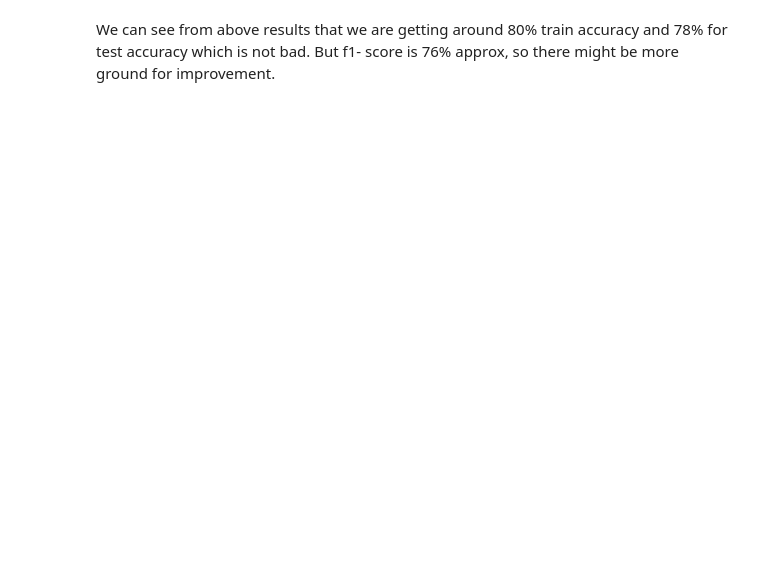
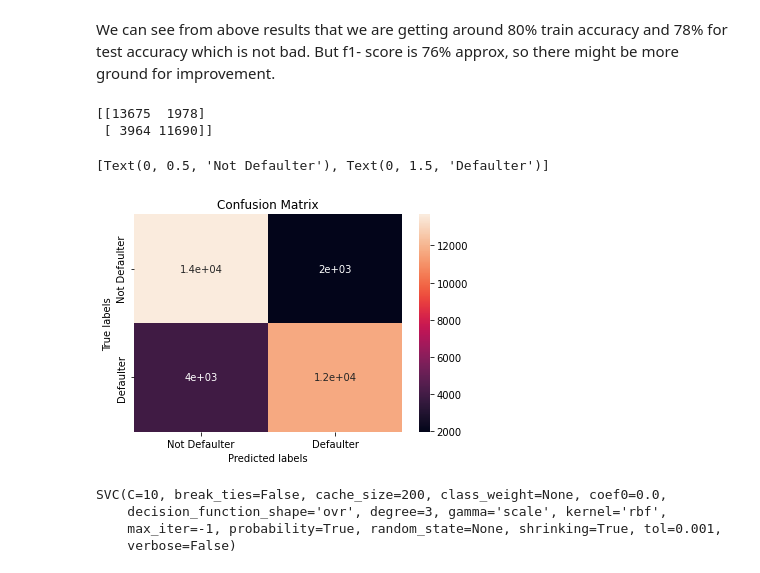
Before and after one commit to UthamanA/Credit-Card-Default-Pridiction---Capstone-Project, a Jupyter notebook: Credit_Card_Default_Prediction_Capstone_Project.ipynb, the cells around one changed output. Drawn from its saved outputs; the diff is of its cells as text; code cells hidden in the pictures; blank space fills up the shorter version.

```diff
--- a/Credit_Card_Default_Prediction_Capstone_Project.ipynb
+++ b/Credit_Card_Default_Prediction_Capstone_Project.ipynb
@@ -829,2 +829,23 @@ The roc_score on test data is  0.7841724818697738
 # %% [markdown]
 We can see from above results that we are getting around 80% train accuracy and 78% for test accuracy which is not bad. But f1- score is 76% approx, so there might be more ground for improvement.
+# %%
+# Get the confusion matrix for both train and test
+
+labels = ['Not Defaulter', 'Defaulter']
+cm = confusion_matrix(y_train, train_class_preds)
+print(cm)
+
+ax= plt.subplot()
+sns.heatmap(cm, annot=True, ax = ax) #annot=True to annotate cells
+
+# labels, title and ticks
+ax.set_xlabel('Predicted labels')
+ax.set_ylabel('True labels')
+ax.set_title('Confusion Matrix')
+ax.xaxis.set_ticklabels(labels)
+ax.yaxis.set_ticklabels(labels)
+# %% [output]
+[[13675  1978]
+ [ 3964 11690]]
+[Text(0, 0.5, 'Not Defaulter'), Text(0, 1.5, 'Defaulter')]
+[figure, added]
@@ -830,0 +863,7 @@ We can see from above results that we are getting around 80% train accuracy and
+# %%
+optimal_SVC_clf
+# %% [output]
+SVC(C=10, break_ties=False, cache_size=200, class_weight=None, coef0=0.0,
+    decision_function_shape='ovr', degree=3, gamma='scale', kernel='rbf',
+    max_iter=-1, probability=True, random_state=None, shrinking=True, tol=0.001,
+    verbose=False)
```
Also changed, not shown: parts of 92 cells of this notebook.
